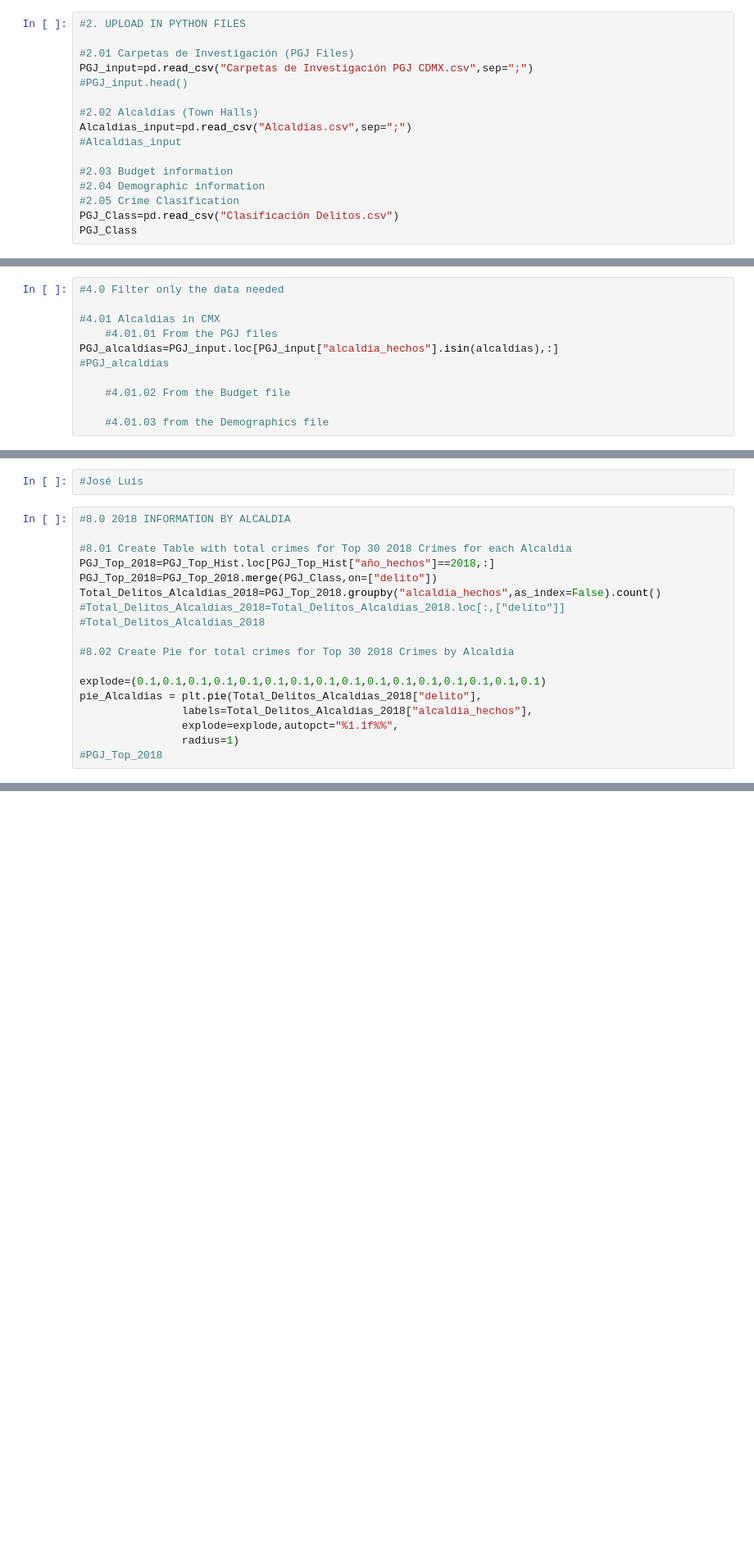
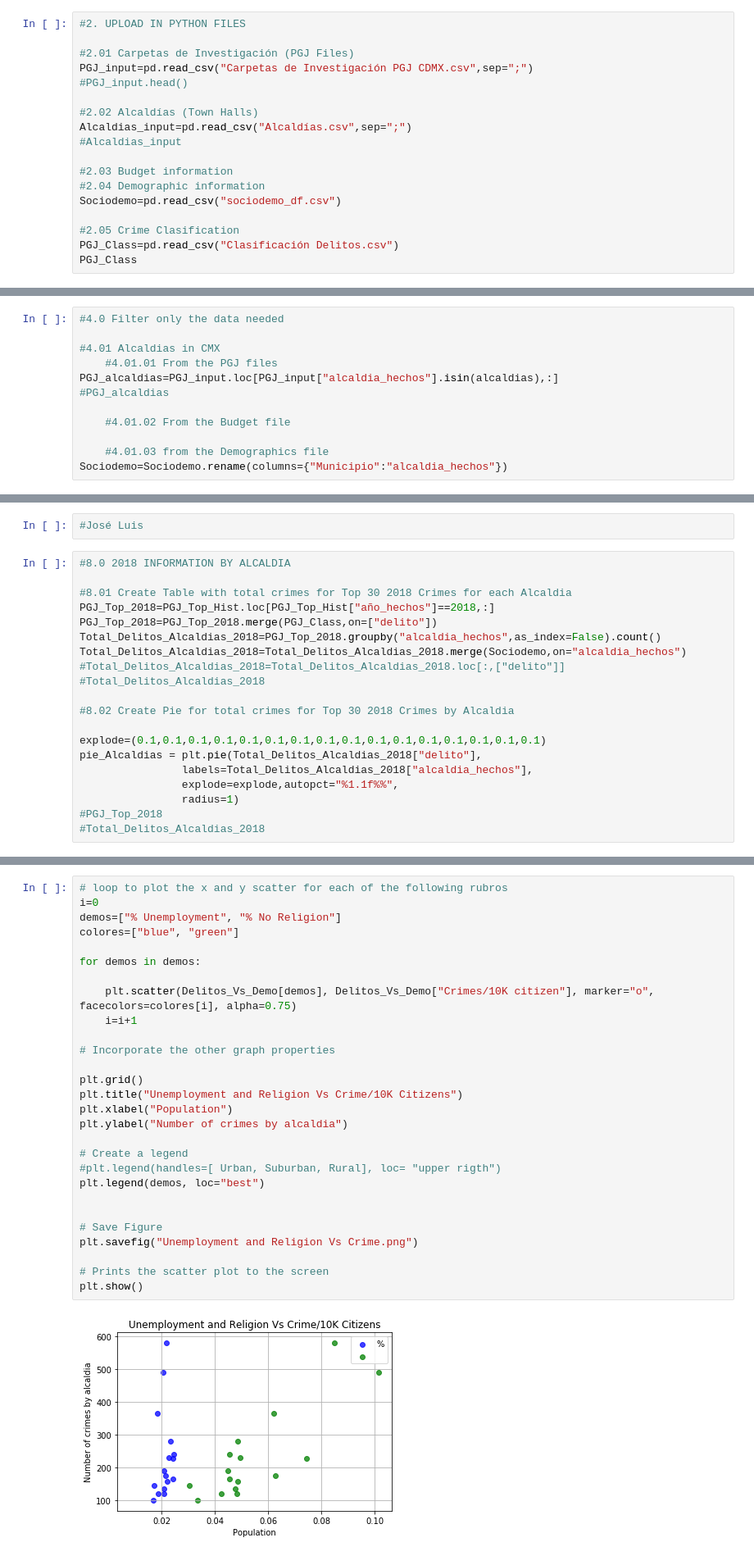
Before and after one commit to joseluismendozal10/Project1, a Jupyter notebook: Project.ipynb, the cells around one changed output, grey strips where cells are left out. Shown: that part at 82% size. Cells and saved outputs as stored; diff of their text form; blank space fills up the shorter version.

Commit message:
Last graphs

```diff
--- a/Project.ipynb
+++ b/Project.ipynb
@@ -27,6 +27,8 @@ Alcaldias_input=pd.read_csv("Alcaldías.csv",sep=";")
 
 #2.03 Budget information
 #2.04 Demographic information
+Sociodemo=pd.read_csv("sociodemo_df.csv")
+
 #2.05 Crime Clasification
 PGJ_Class=pd.read_csv("Clasificación Delitos.csv")
 PGJ_Class
@@ -99,6 +84,7 @@ PGJ_alcaldias=PGJ_input.loc[PGJ_input["alcaldia_hechos"].isin(alcaldias),:]
     #4.01.02 From the Budget file
 
     #4.01.03 from the Demographics file
+Sociodemo=Sociodemo.rename(columns={"Municipio":"alcaldia_hechos"})
 # %%
 # 4.02 Years that will be included in the analysis of crime rates, for the rest of the information
 Primer_año=2016
@@ -152,6 +138,7 @@ PGJ_Top_Hist=PGJ_Hist.loc[PGJ_Hist["delito"].isin(PGJ_Top30_2018),:]
 PGJ_Top_2018=PGJ_Top_Hist.loc[PGJ_Top_Hist["año_hechos"]==2018,:]
 PGJ_Top_2018=PGJ_Top_2018.merge(PGJ_Class,on=["delito"])
 Total_Delitos_Alcaldias_2018=PGJ_Top_2018.groupby("alcaldia_hechos",as_index=False).count()
+Total_Delitos_Alcaldias_2018=Total_Delitos_Alcaldias_2018.merge(Sociodemo,on="alcaldia_hechos")
 #Total_Delitos_Alcaldias_2018=Total_Delitos_Alcaldias_2018.loc[:,["delito"]]
 #Total_Delitos_Alcaldias_2018
 
@@ -163,4 +150,5 @@ pie_Alcaldias = plt.pie(Total_Delitos_Alcaldias_2018["delito"],
                 explode=explode,autopct="%1.1f%%",
                 radius=1)
 #PGJ_Top_2018
+#Total_Delitos_Alcaldias_2018
 # %% [output]
@@ -246,0 +293,30 @@ plt.show()
+# %%
+# loop to plot the x and y scatter for each of the following rubros
+i=0
+demos=["% Unemployment", "% No Religion"]
+colores=["blue", "green"]
+
+for demos in demos:
+
+    plt.scatter(Delitos_Vs_Demo[demos], Delitos_Vs_Demo["Crimes/10K citizen"], marker="o", facecolors=colores[i], alpha=0.75)
+    i=i+1
+
+# Incorporate the other graph properties
+
+plt.grid()
+plt.title("Unemployment and Religion Vs Crime/10K Citizens")
+plt.xlabel("Population")
+plt.ylabel("Number of crimes by alcaldia")
+
+# Create a legend
+#plt.legend(handles=[ Urban, Suburban, Rural], loc= "upper rigth")
+plt.legend(demos, loc="best")
+
+
+# Save Figure
+plt.savefig("Unemployment and Religion Vs Crime.png")
+
+# Prints the scatter plot to the screen
+plt.show()
+# %% [output]
+[figure, added]
```
Also changed, not shown: parts of 8 cells of this notebook, 7 other files.
